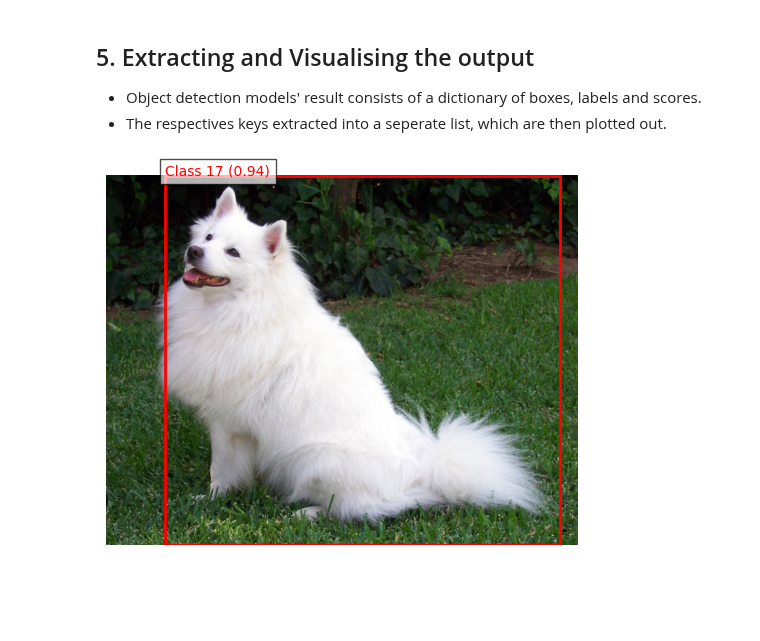
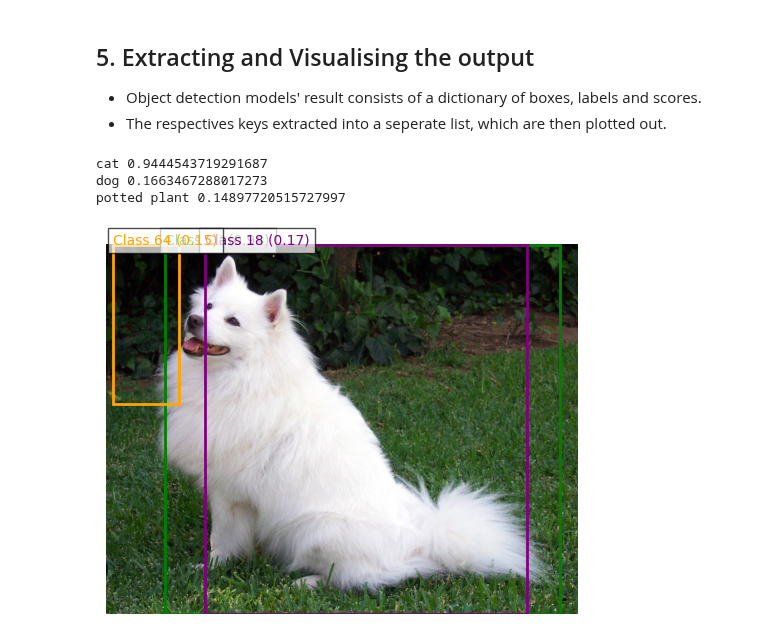
Before and after one commit to TIL-24/til-24-curriculum, a Jupyter notebook: cv_vlm/Unit_2/2.3.2_HandsOn_SSD.ipynb, the cells around one changed output. Cells and saved outputs as stored; diff of their text form; code cells hidden in the pictures; blank space fills up the shorter version.

```diff
--- a/cv_vlm/Unit_2/2.3.2_HandsOn_SSD.ipynb
+++ b/cv_vlm/Unit_2/2.3.2_HandsOn_SSD.ipynb
@@ -110,3 +112,10 @@ image = Image.open(image_path)
+# %%
+from PIL import Image
+# Load an example image
+url, filename = ("https://github.com/pytorch/hub/raw/master/images/dog.jpg", "dog.jpg")
+try: urllib.URLopener().retrieve(url, filename)
+except: urllib.request.urlretrieve(url, filename)
+image = Image.open(filename)
 # %% [markdown]
 ## 3. Preprocess the image
 Define a transformation pipeline (adjust based on model requirements).
@@ -135,22 +143,28 @@ with torch.no_grad():
 - Object detection models' result consists of a dictionary of boxes, labels and scores.
 - The respectives keys extracted into a seperate list, which are then plotted out.
 # %%
-
 # Extract bounding boxes, labels, and scores
-boxes = detections[0]['boxes']
-labels = detections[0]['labels']
-scores = detections[0]['scores']
+boxes = prediction['boxes']
+labels = prediction['labels']
+scores = prediction['scores']
 
 # Visualize the results
+class_colors = ['red', 'blue', 'green', 'purple', 'orange']
+
 plt.imshow(image)
 for box, label, score in zip(boxes, labels, scores):
-  if score > 0.5:
+  if score > 0.1:
+    class_id = label.item()  # Get the class ID
+    class_color = class_colors[class_id % len(class_colors)]  # Assign a color based on class ID
+    print(id_2_label[label.item()], score.item())
     plt.gca().add_patch(plt.Rectangle((box[0], box[1]), box[2] - box[0], box[3] - box[1],
-                                      fill=False, edgecolor='red', linewidth=2))
-    plt.text(box[0], box[1], f"Class {label.item()} ({score:.2f})", color='red', fontsize=10,
+                                      fill=False, edgecolor=class_color, linewidth=2))
+    plt.text(box[0], box[1], f"Class {label.item()} ({score:.2f})", color=class_color, fontsize=10,
              bbox=dict(facecolor='white', alpha=0.7))
-
 plt.axis('off')
 plt.show()
 # %% [output]
+cat 0.9444543719291687
+dog 0.1663467288017273
+potted plant 0.14897720515727997
-[figure, old version]
+[figure, new version]
```
Also changed, not shown: parts of 6 cells of this notebook.
